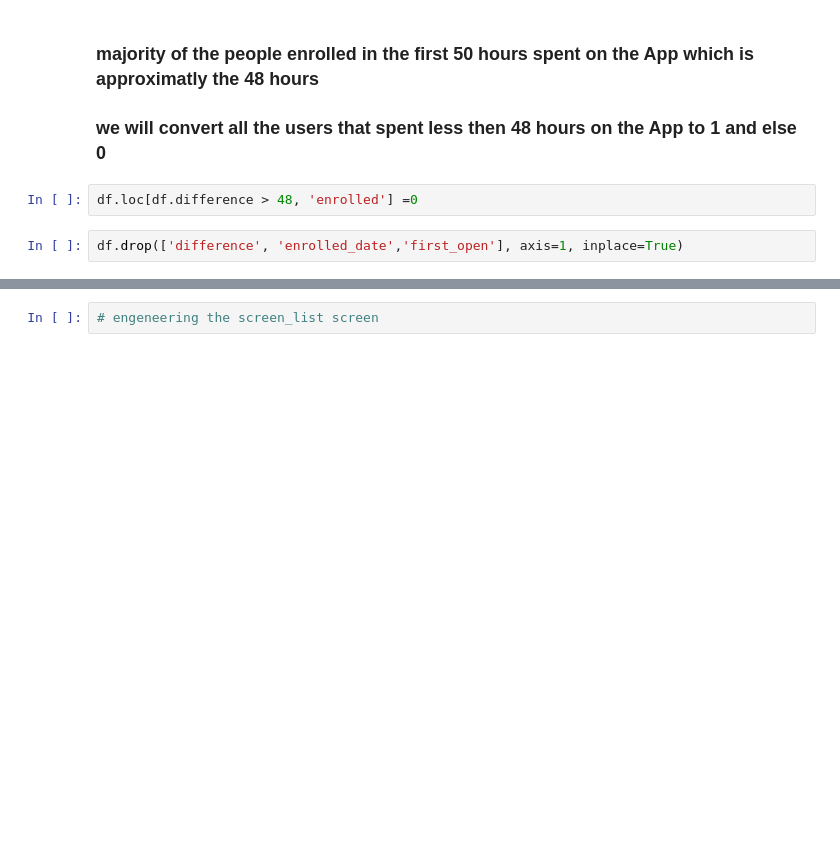
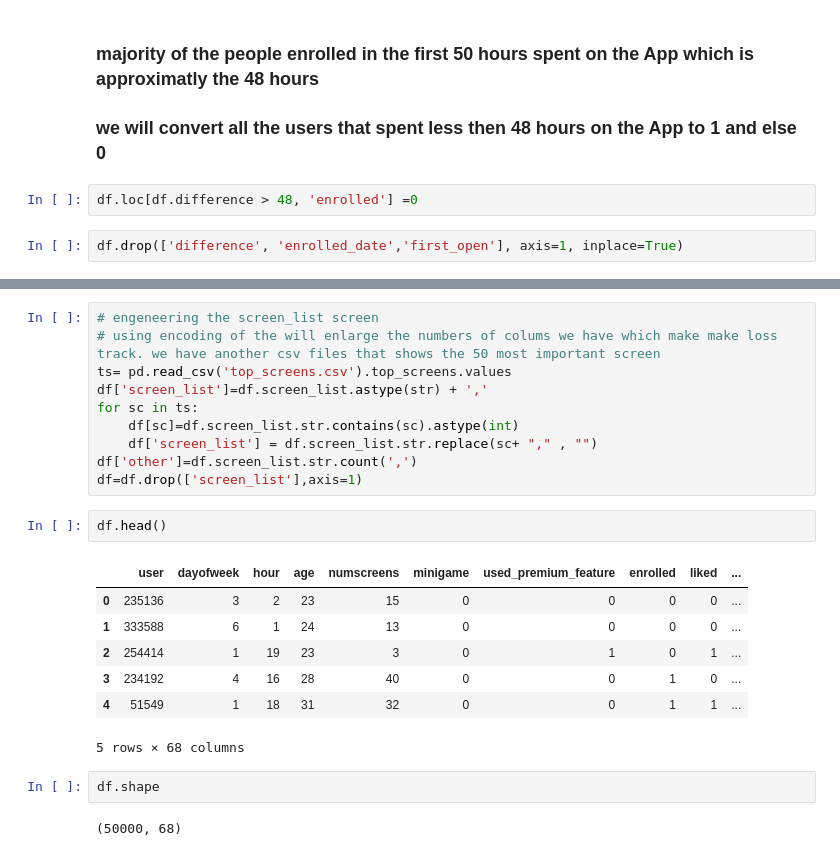
Before and after one commit to Temitope10/App-behaviour, a Jupyter notebook: app.ipynb, the cells around one changed output, grey strips where cells are left out. Cells and saved outputs as stored; diff of their text form; blank space fills up the shorter version.

```diff
--- a/app.ipynb
+++ b/app.ipynb
@@ -189,5 +189,27 @@ df.head()
 | 2 | 254414 | 1 | 19 | 23 | Splash,Cycle,Loan | 3 | 0 | 1 | ... |
 | 3 | 234192 | 4 | 16 | 28 | product_review,Home,product_revie... | 40 | 0 | 0 | ... |
 | 4 | 51549 | 1 | 18 | 31 | idscreen,joinscreen,Cycle,Credit3... | 32 | 0 | 0 | ... |
-# %%
-# engeneering the screen_list screen
+# %%
+# engeneering the screen_list screen
+# using encoding of the will enlarge the numbers of colums we have which make make loss track. we have another csv files that shows the 50 most important screen
+ts= pd.read_csv('top_screens.csv').top_screens.values
+df['screen_list']=df.screen_list.astype(str) + ','
+for sc in ts:
+    df[sc]=df.screen_list.str.contains(sc).astype(int)
+    df['screen_list'] = df.screen_list.str.replace(sc+ "," , "")
+df['other']=df.screen_list.str.count(',')
+df=df.drop(['screen_list'],axis=1)
+# %%
+df.head()
+# %% [output]
+|  | user | dayofweek | hour | age | numscreens | minigame | used_premium_feature | enrolled | liked | ... |
+| 0 | 235136 | 3 | 2 | 23 | 15 | 0 | 0 | 0 | 0 | ... |
+| 1 | 333588 | 6 | 1 | 24 | 13 | 0 | 0 | 0 | 0 | ... |
+| 2 | 254414 | 1 | 19 | 23 | 3 | 0 | 1 | 0 | 1 | ... |
+| 3 | 234192 | 4 | 16 | 28 | 40 | 0 | 0 | 1 | 0 | ... |
+| 4 | 51549 | 1 | 18 | 31 | 32 | 0 | 0 | 1 | 1 | ... |
+5 rows × 68 columns
+# %%
+df.shape
+# %% [output]
+(50000, 68)
```
